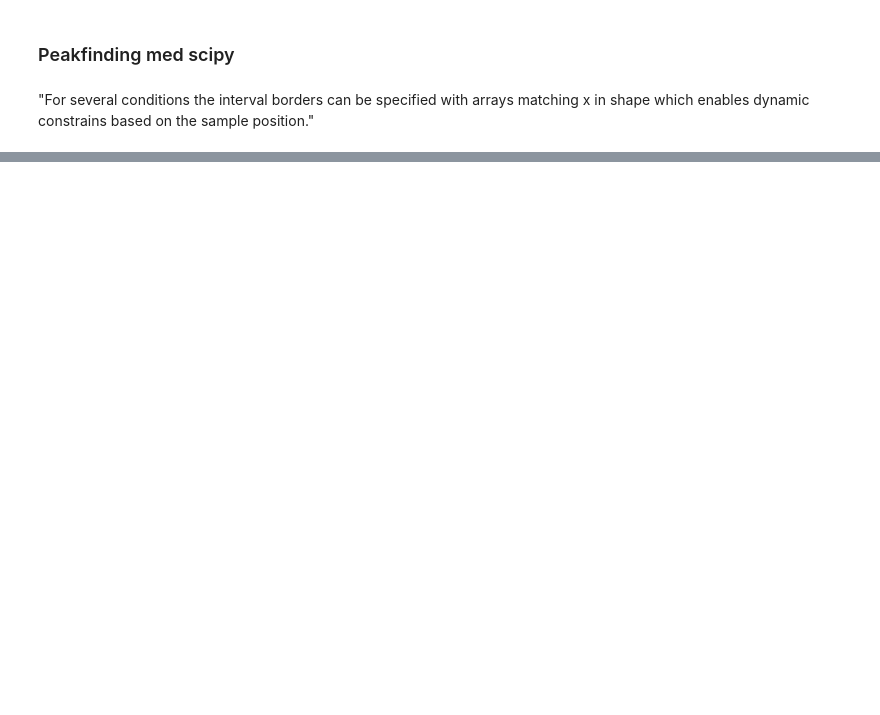
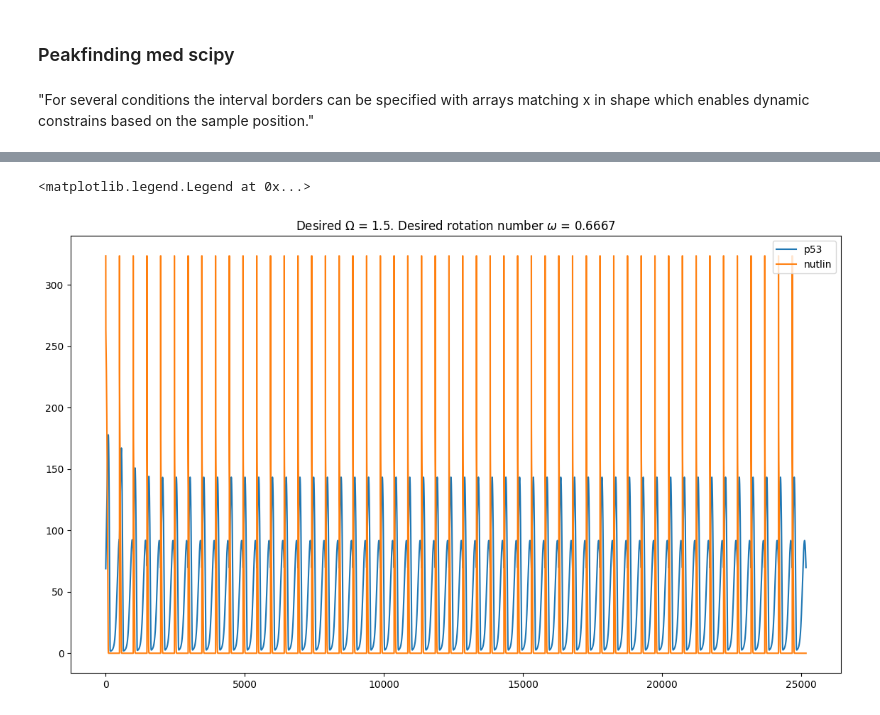
Before and after one commit to ErikBachRyhl/p53, a Jupyter notebook: Nutlin-tilføjelse.ipynb, the cells around one changed output, grey strips where cells are left out. Saved outputs shown, nothing was run; the diff lists cells and outputs as text; code cells hidden in the pictures; blank space fills up the shorter version.

```diff
--- a/Nutlin-tilføjelse.ipynb
+++ b/Nutlin-tilføjelse.ipynb
@@ -284,0 +251,3 @@ Text(0.5, 1.0, 'Entrainment? Nook jo')
+# %%
+OOmega = 1.5
+Nutlin_A = A_int*10
@@ -284,0 +299,17 @@ Text(0.5, 1.0, 'Entrainment? Nook jo')
+# %%
+plt.figure(figsize=(14, 8))
+
+plt.plot(t_1, p_1, label="p53")
+plt.plot(t_1, n_1, label="nutlin")
+# plt.plot(t_1, m_1, label="mRNA")
+# plt.plot(t_1, Mb_1, label="Mb")
+# plt.plot(t_1, Mf_1, label="Mf")
+
+plt.title(rf"Desired $\Omega$ = {OOmega}. Desired rotation number $\omega$ = {omega:.4}")
+
+plt.legend()
+
+# plt.title(f"Oscillationer af p53 koncentration med perioden T = {period:.4} [min]")
+# %% [output]
+<matplotlib.legend.Legend at 0x...>
+[figure, added]
```
Also changed, not shown: parts of 49 cells of this notebook.
